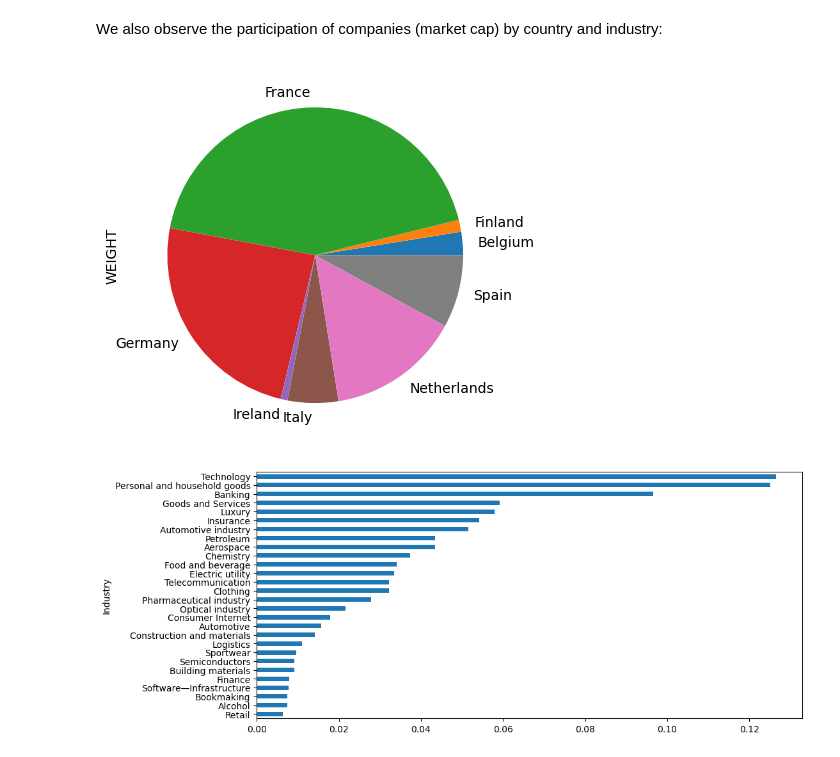
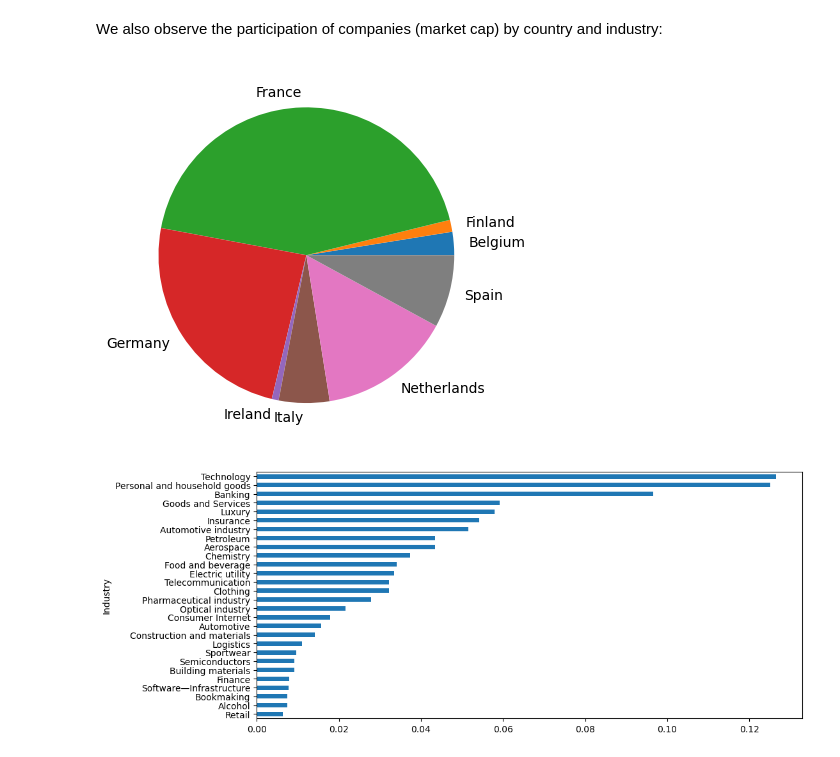
Before and after one commit to christianatanasov/algodisco, a Jupyter notebook: finance/index.ipynb, the cells around one changed output. Saved outputs shown, nothing was run; the diff lists cells and outputs as text; code cells hidden in the pictures.

```diff
--- a/finance/index.ipynb
+++ b/finance/index.ipynb
@@ -45,10 +45,10 @@ plt.show()
 # %% [markdown]
 We also observe the participation of companies (market cap) by country and industry:
 # %%
-stoxx50.groupby('Registeredoffice')['WEIGHT'].sum().plot.pie()
+stoxx50.groupby('Registeredoffice')['WEIGHT'].sum().plot.pie(label='')
 plt.show()
 # %% [output]
-[figure, old version]
+[figure, new version]
 # %%
 stoxx50.groupby('Industry')['WEIGHT'].sum().sort_values().plot.barh(figsize=(11,5))
 plt.show()
```
Also changed, not shown: parts of 11 cells of this notebook, 1 other file.
